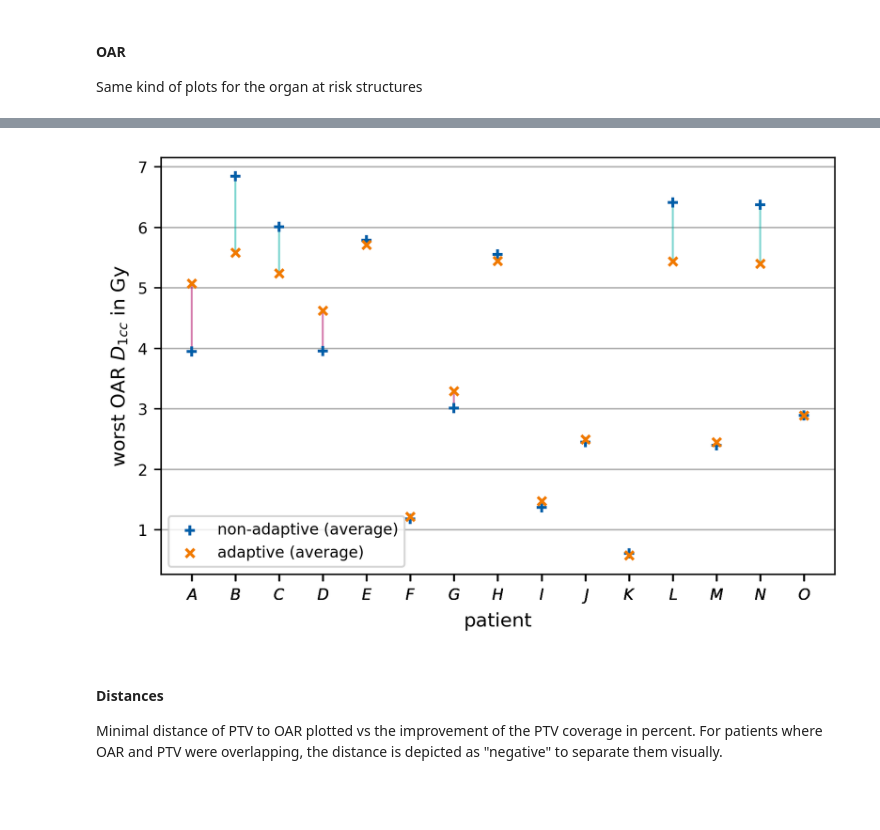
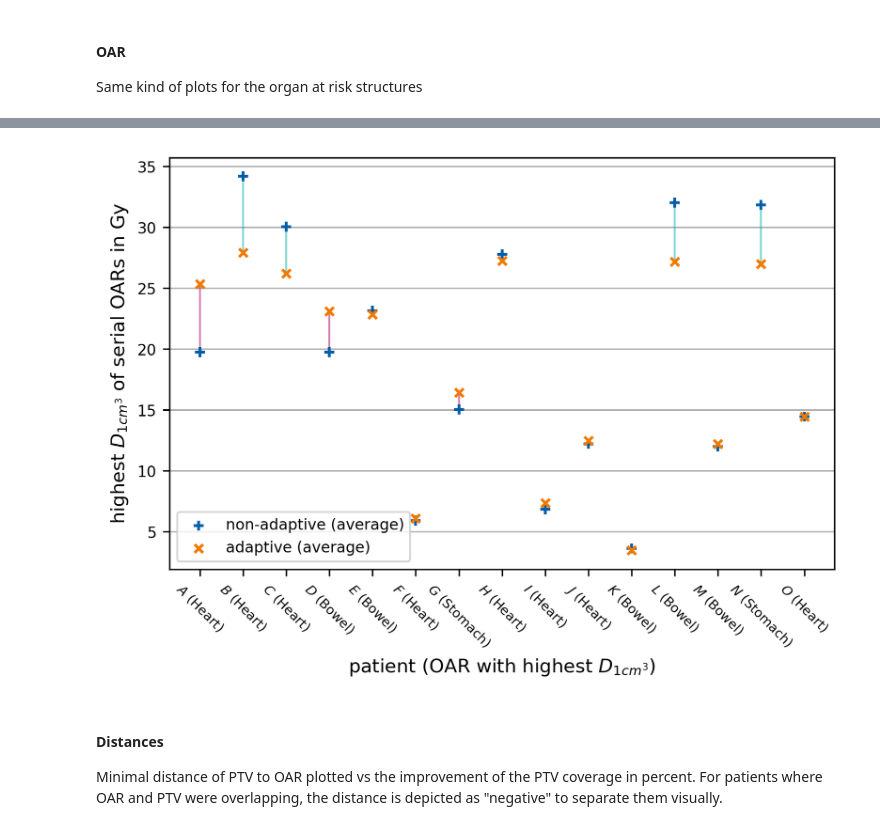
Before and after one commit to rmnldwg/liver-smart, a Jupyter notebook: analysis_public.ipynb, the cells around one changed output, grey strips where cells are left out. Cells and saved outputs as stored; diff of their text form; code cells hidden in the pictures; blank space fills up the shorter version.

```diff
--- a/analysis_public.ipynb
+++ b/analysis_public.ipynb
@@ -273,33 +293,34 @@ plt.savefig(plot_path/"maxdose_all_scans.svg", bbox_inches="tight")
 # %%
 x_raw, y_raw, c = con_vs_art(data, metric="D1CC", structure="max")
 uni_c = np.asarray(list(set(c)))
-x = [np.average(x_raw[c==i]) for i in uni_c]
-y = [np.average(y_raw[c==i]) for i in uni_c]
+x = [np.sum(x_raw[c==i]) for i in uni_c]
+y = [np.sum(y_raw[c==i]) for i in uni_c]
 
 fig, ax = plt.subplots(figsize=(6.3, 4))
 
 ax.scatter(uni_c, x, color=usz_blue, s=30, marker='+', lw=1.5, zorder=3, label="non-adaptive (average)")
 ax.scatter(uni_c, y, color=usz_orange, s=20, marker='x', lw=1.5, zorder=3, label="adaptive (average)")
 # ax.scatter(c, ori, color='g', s=100, marker='_', lw=2, zorder=3, label="original")
 
 for i in range(len(x)):
     if x[i] <= y[i]:
         ax.plot([uni_c[i], uni_c[i]], [x[i], y[i]], color=usz_red, lw=1, alpha=0.5)
     else:
         ax.plot([uni_c[i], uni_c[i]], [x[i], y[i]], color=usz_green, lw=1, alpha=0.5)
 
 ax.grid(axis='y')
-ax.set_xlabel("patient", fontsize=10)
-ax.set_ylabel(r"worst OAR $D_{1cc}$ in Gy", fontsize=10)
+ax.set_xlabel(r"patient (OAR with highest $D_{1cm^3}$)", fontsize=10)
+ax.set_ylabel(r"highest $D_{1cm^3}$ of serial OARs in Gy", fontsize=10)
 ax.legend(fontsize=8)
 ax.tick_params(labelsize=8)
 
-plt.xticks(c, labels=letters[c]);
+ticklabels = [f"{letters[uni_c[i]]} ({distances['organ'].to_numpy()[uni_c[i]]})" for i in range(len(uni_c))]
+plt.xticks(uni_c, labels=ticklabels, rotation=-45, fontsize="x-small");
 
 plt.savefig(plot_path/"maxdose_average.png", dpi=300, bbox_inches="tight")
 plt.savefig(plot_path/"maxdose_average.svg", bbox_inches="tight")
 # %% [output]
-[figure, old version]
+[figure, new version]
 # %% [markdown]
 #### Distances
 Minimal distance of PTV to OAR plotted vs the improvement of the PTV coverage in percent. For patients where OAR and PTV were overlapping, the distance is depicted as "negative" to separate them visually.
```
Also changed, not shown: parts of 2 cells of this notebook, 4 other files.
